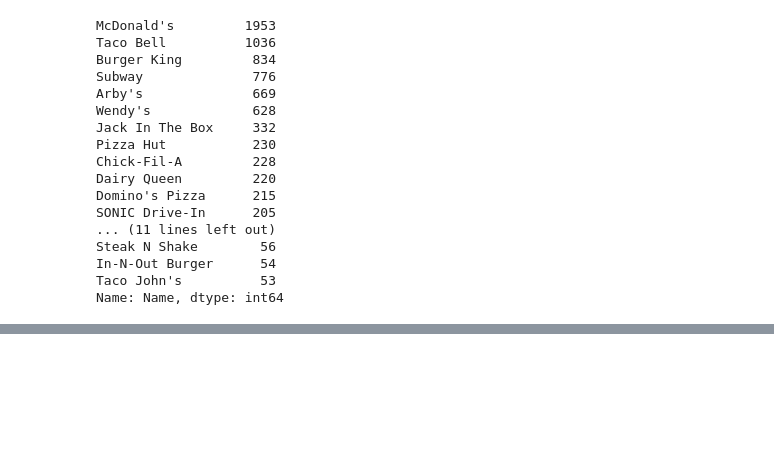
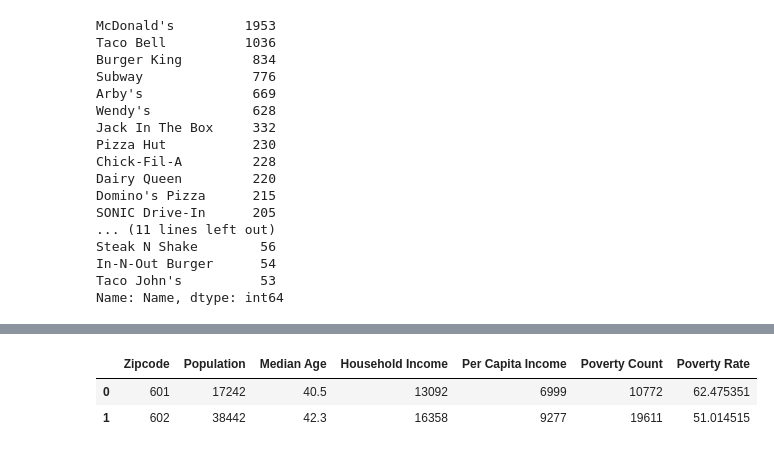
Before and after one commit to JeniLam/Project1_Group2, a Jupyter notebook: Notebooks/Clean_Restaurant_Data.ipynb, the cells around one changed output, grey strips where cells are left out. Drawn from its saved outputs; the diff is of its cells as text; code cells hidden in the pictures; blank space fills up the shorter version.

```diff
--- a/Notebooks/Clean_Restaurant_Data.ipynb
+++ b/Notebooks/Clean_Restaurant_Data.ipynb
@@ -5,9 +14,10 @@ import numpy as np
 # %%
 # Files to Load (Remember to Change These)
 fast_food_restaurants_2018 = "../Resources/Fast_Food_Restaurants_2018.csv"
-
+census_2018 ="../Resources/census_data_clean_2018.csv"
 # Read files into Pandas DF
 Rest_2018 = pd.read_csv(fast_food_restaurants_2018)
+census_2018=pd.read_csv(census_2018)
 # %%
 # remove columns we will not need
 Rest_2018=Rest_2018.drop(['id','sourceURLs','websites'], axis =1)
@@ -160,0 +200,6 @@ all_rest_df.head()
+# %%
+census_2018.head(2)
+# %% [output]
+|  | Zipcode | Population | Median Age | Household Income | Per Capita Income | Poverty Count | Poverty Rate |
+| 0 | 601 | 17242 | 40.5 | 13092 | 6999 | 10772 | 62.475351 |
+| 1 | 602 | 38442 | 42.3 | 16358 | 9277 | 19611 | 51.014515 |
```
Also changed, not shown: parts of 12 cells of this notebook, 2 other files.
